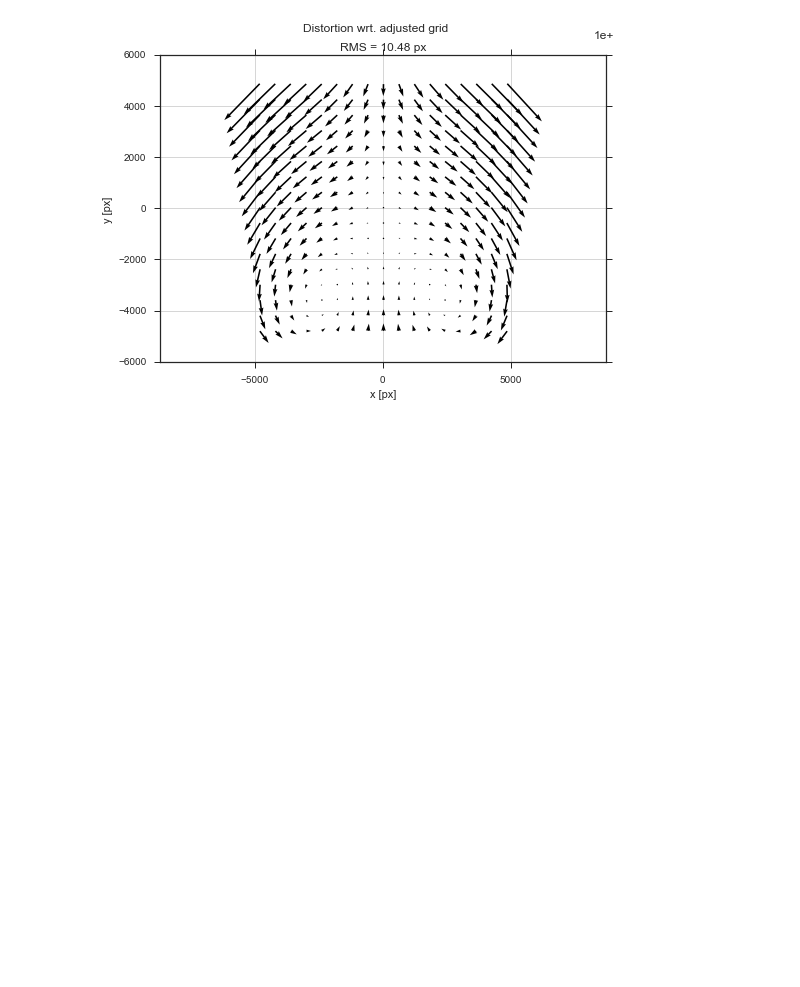
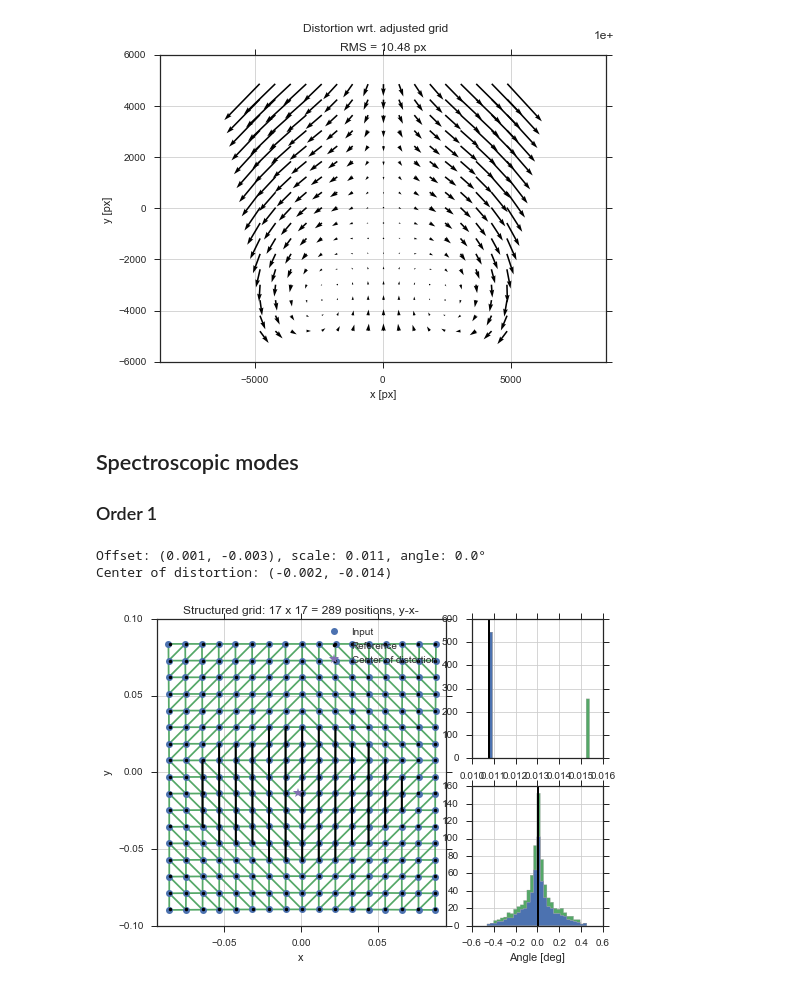
Before and after one commit to ycopin/spectrogrism, a Jupyter notebook: doc/NISP_distortions.ipynb, the cells around one changed output. Saved outputs shown, nothing was run; the diff lists cells and outputs as text; code cells hidden in the pictures; blank space fills up the shorter version.

```diff
--- a/doc/NISP_distortions.ipynb
+++ b/doc/NISP_distortions.ipynb
@@ -133,3 +135,19 @@ ax = grid.plot_offsets(adjgrid, units=(18e-6, 'px'))
 ax.figure.suptitle("Distortion wrt. adjusted grid");
 # %% [output]
 [figure]
+# %% [markdown]
+## Spectroscopic modes
+
+### Order 1
+# %%
+df = zmx[1]
+grid = D.StructuredGrid(df.mean(axis=0).values.reshape(-1, 17))
+
+step, angle, offset, center = grid.estimate_parameters(fig=True)
+print(u"Offset: ({0.real:.3f}, {0.imag:.3f}), scale: {1:.3f}, angle: {2:.1f}°"
+     .format(offset, step, N.rad2deg(angle)))
+print(u"Center of distortion: ({0.real:.3f}, {0.imag:.3f})".format(center))
+# %% [output]
+Offset: (0.001, -0.003), scale: 0.011, angle: 0.0°
+Center of distortion: (-0.002, -0.014)
+[figure, added]
```
Also changed, not shown: parts of 6 cells of this notebook, 4 other files.
